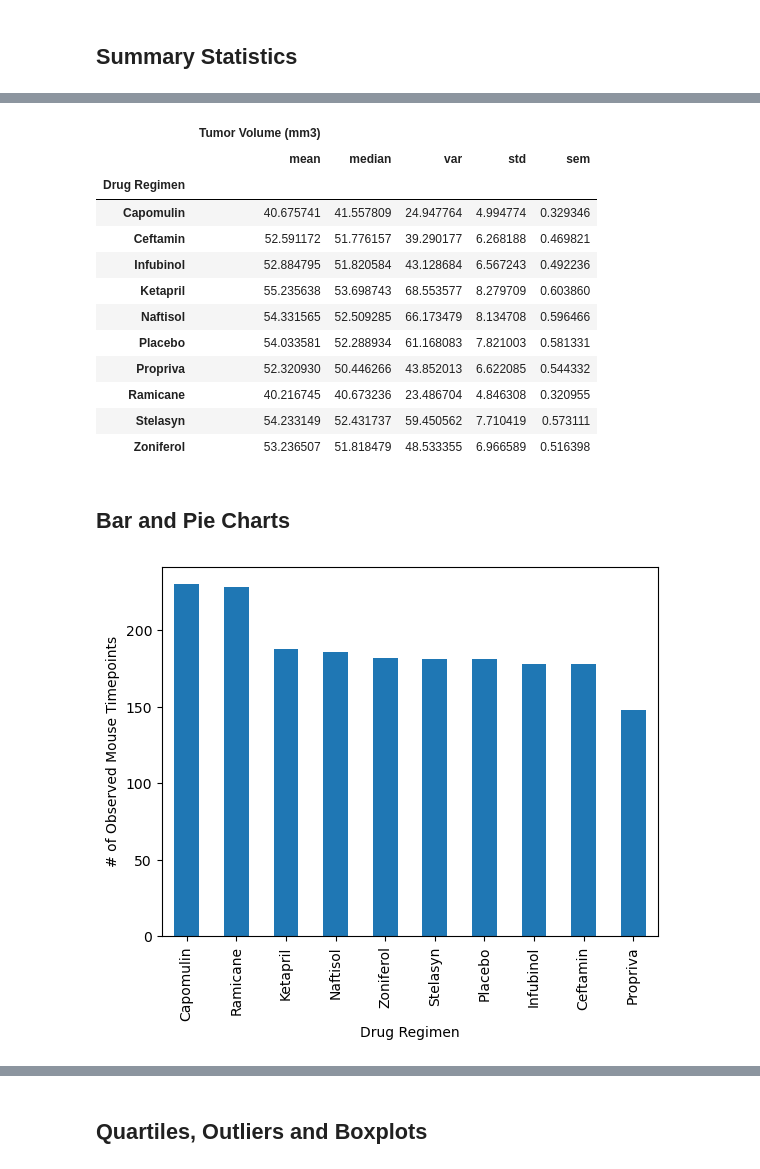
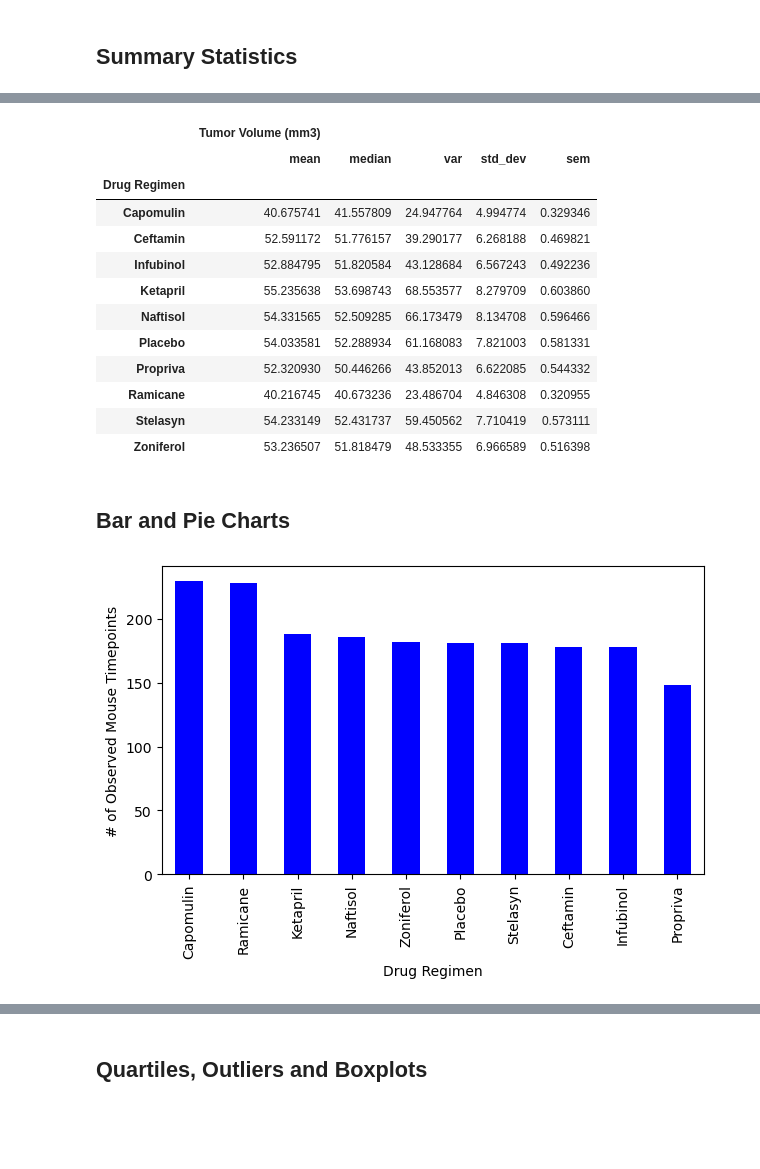
Before and after one commit to tinpham1/matplotlib-challenge-, a Jupyter notebook: main.ipynb, the cells around one changed output, grey strips where cells are left out. Drawn from its saved outputs; the diff is of its cells as text; code cells hidden in the pictures; blank space fills up the shorter version.

```diff
--- a/main.ipynb
+++ b/main.ipynb
@@ -113,9 +156,20 @@ clean_df["Mouse ID"].nunique()
 # and SEM of the tumor volume for each regimen (only one method is required in the solution)
 
 # Using the aggregation method, produce the same summary statistics in a single line
+
+grouped_drug_df = clean_df.groupby("Drug Regimen")["Tumor Volume (mm3)"].agg(
+    mean = "mean",
+    median = "median",
+    var = "var",
+    std_dev = "std",
+    sem = lambda x: x.std() / (len(x) ** 0.5)
+)
+
+grouped_drug_df.columns = pd.MultiIndex.from_product([["Tumor Volume (mm3)"], grouped_drug_df.columns])
+grouped_drug_df
 # %% [output]
 |  | Tumor Volume (mm3) |  |  |  |  |
-|  | mean | median | var | std | sem |
+|  | mean | median | var | std_dev | sem |
 | Drug Regimen |  |  |  |  |  |
 | Capomulin | 40.675741 | 41.557809 | 24.947764 | 4.994774 | 0.329346 |
 | Ceftamin | 52.591172 | 51.776157 | 39.290177 | 6.268188 | 0.469821 |
@@ -132,6 +192,12 @@ clean_df["Mouse ID"].nunique()
 # %%
 # Generate a bar plot showing the total number of rows (Mouse ID/Timepoints) for each drug regimen using Pandas.
+grouped_mouse_timepoint_data = clean_df.groupby("Drug Regimen")["Timepoint"].count()
+grouped_mouse_timepoint_data = grouped_mouse_timepoint_data.sort_values(ascending = False)
+grouped_mouse_timepoint_plot = grouped_mouse_timepoint_data.plot(kind = "bar", color = "blue", figsize = (7, 4))
+grouped_mouse_timepoint_plot.set_xlabel("Drug Regimen")
+grouped_mouse_timepoint_plot.set_ylabel("# of Observed Mouse Timepoints")
+plt.show()
 # %% [output]
-[figure, old version]
+[figure, new version]
 # %%
 # Generate a bar plot showing the total number of rows (Mouse ID/Timepoints) for each drug regimen using pyplot.
```
Also changed, not shown: parts of 7 cells of this notebook.
